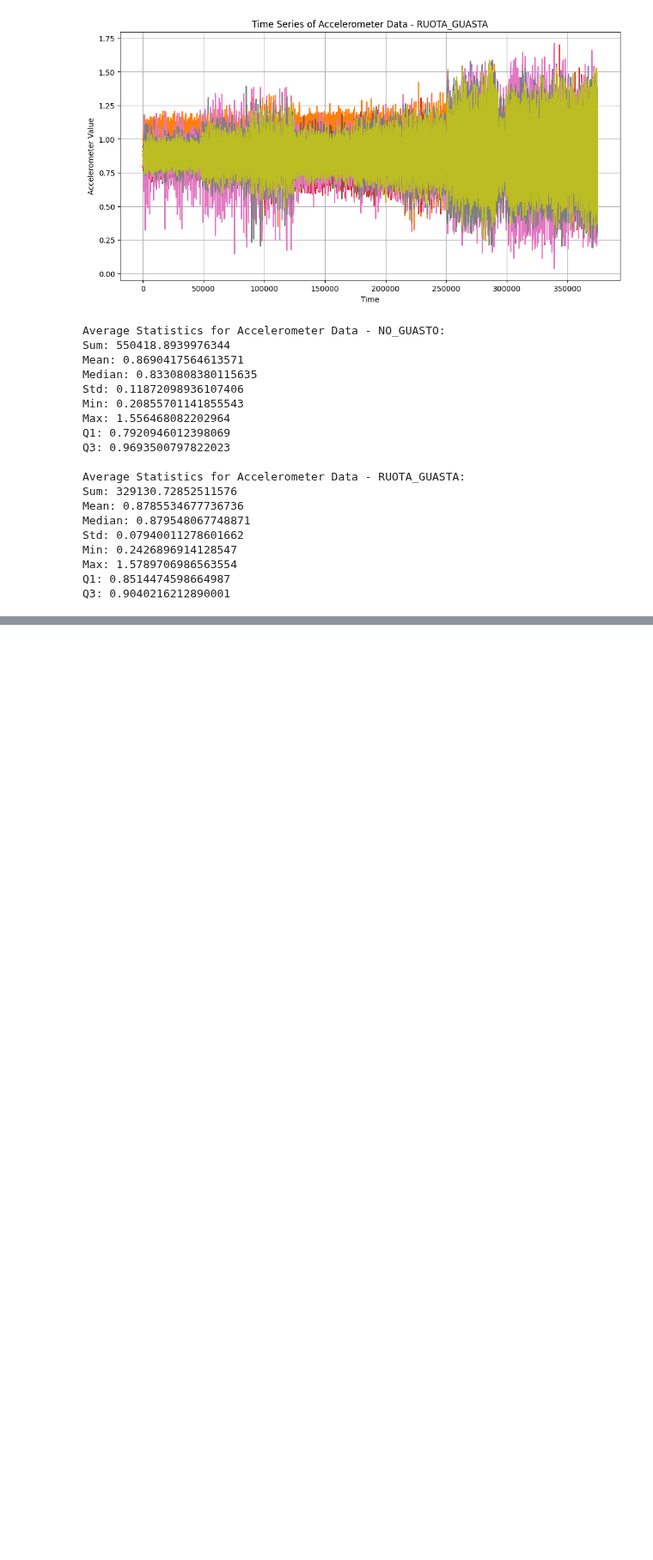
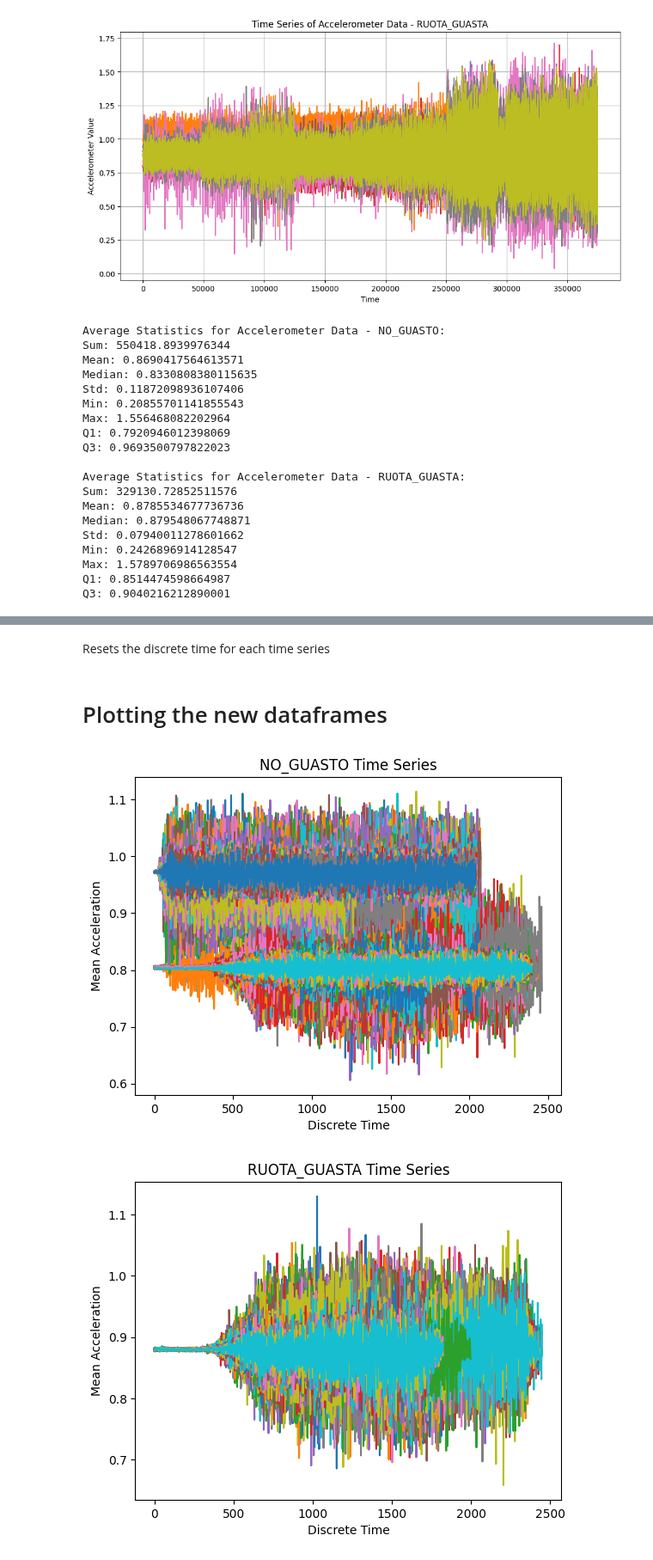
Before and after one commit to BianchiLuca28/project_CSD, a Jupyter notebook: notebook_exploration_cleaning/graph_and_statistics_standard_scaler.ipynb, the cells around one changed output, grey strips where cells are left out. Shown at 86% size. Cells and saved outputs as stored; diff of their text form; code cells hidden in the pictures; blank space fills up the shorter version.

Commit message:
Added graphs and statistics for the aggregated value of all the Board columns

```diff
--- a/notebook_exploration_cleaning/graph_and_statistics_standard_scaler.ipynb
+++ b/notebook_exploration_cleaning/graph_and_statistics_standard_scaler.ipynb
@@ -118,0 +147,14 @@ Q3: 0.9040216212890001
+# %%
+# Define function for transforming dataframe
+def transform_dataframe(df):
+    # Calculate the mean of board columns for each row
+    df['Mean_Acceleration'] = df.iloc[:, 2:].mean(axis=1)  # Assuming the board columns start from the 3rd column
+
+    # Drop the original board columns
+    df.drop(df.iloc[:, 2:-1], axis=1, inplace=True)
+
+    return df
+
+# Transform both dataframes
+no_guasto_transformed = transform_dataframe(no_guasto_df)
+guasto_transformed = transform_dataframe(guasto_df)
@@ -118,0 +170,28 @@ Q3: 0.9040216212890001
+# %% [markdown]
+Resets the discrete time for each time series
+# %%
+def reset_discrete_time(df):
+    df['Discrete_Time'] = df.groupby('Acquisition_Number').cumcount() + 1
+    return df
+
+no_guasto_transformed = reset_discrete_time(no_guasto_transformed)
+guasto_transformed = reset_discrete_time(guasto_transformed)
+# %% [markdown]
+# Plotting the new dataframes
+# %%
+# Function to plot time series
+def plot_time_series(df, title):
+    grouped = df.groupby('Acquisition_Number')
+    for name, group in grouped:
+        plt.plot(group['Discrete_Time'], group['Mean_Acceleration'], label=name)
+    plt.xlabel('Discrete Time')
+    plt.ylabel('Mean Acceleration')
+    plt.title(title)
+    plt.show()
+
+# Transform and plot for both datasets
+plot_time_series(no_guasto_transformed, title='NO_GUASTO Time Series')
+plot_time_series(guasto_transformed, title='RUOTA_GUASTA Time Series')
+# %% [output]
+[figure, added]
+[figure, added]
```
Also changed, not shown: parts of 10 cells of this notebook.
